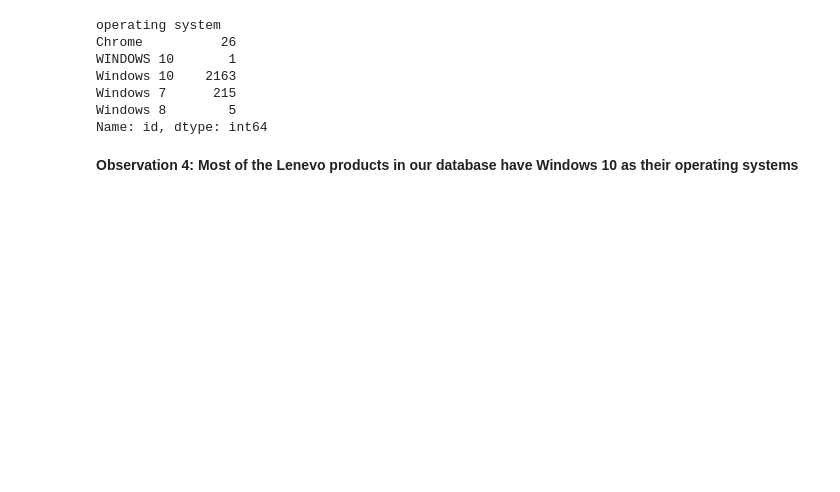
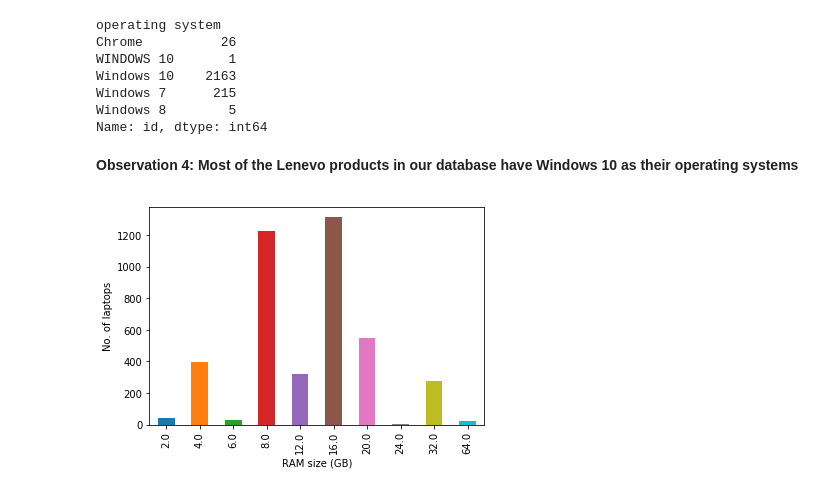
Before and after one commit to dliangsta/CS839-project, a Jupyter notebook: stage-4/olap.ipynb, the cells around one changed output. Saved outputs shown, nothing was run; the diff lists cells and outputs as text; code cells hidden in the pictures; blank space fills up the shorter version.

```diff
--- a/stage-4/olap.ipynb
+++ b/stage-4/olap.ipynb
@@ -110,3 +119,11 @@ Windows 8        5
 Name: id, dtype: int64
 # %% [markdown]
 **Observation 4: Most of the Lenevo products in our database have Windows 10 as their operating systems**
+# %%
+xx = df.groupby(['ram size'])['average_price'].mean()
+df.groupby(['ram size'])['id'].count().plot(kind='bar')
+plt.xlabel('RAM size (GB)')
+plt.ylabel('No. of laptops')
+plt.show()
+# %% [output]
+[figure, added]
```
Also changed, not shown: parts of 6 cells of this notebook.
